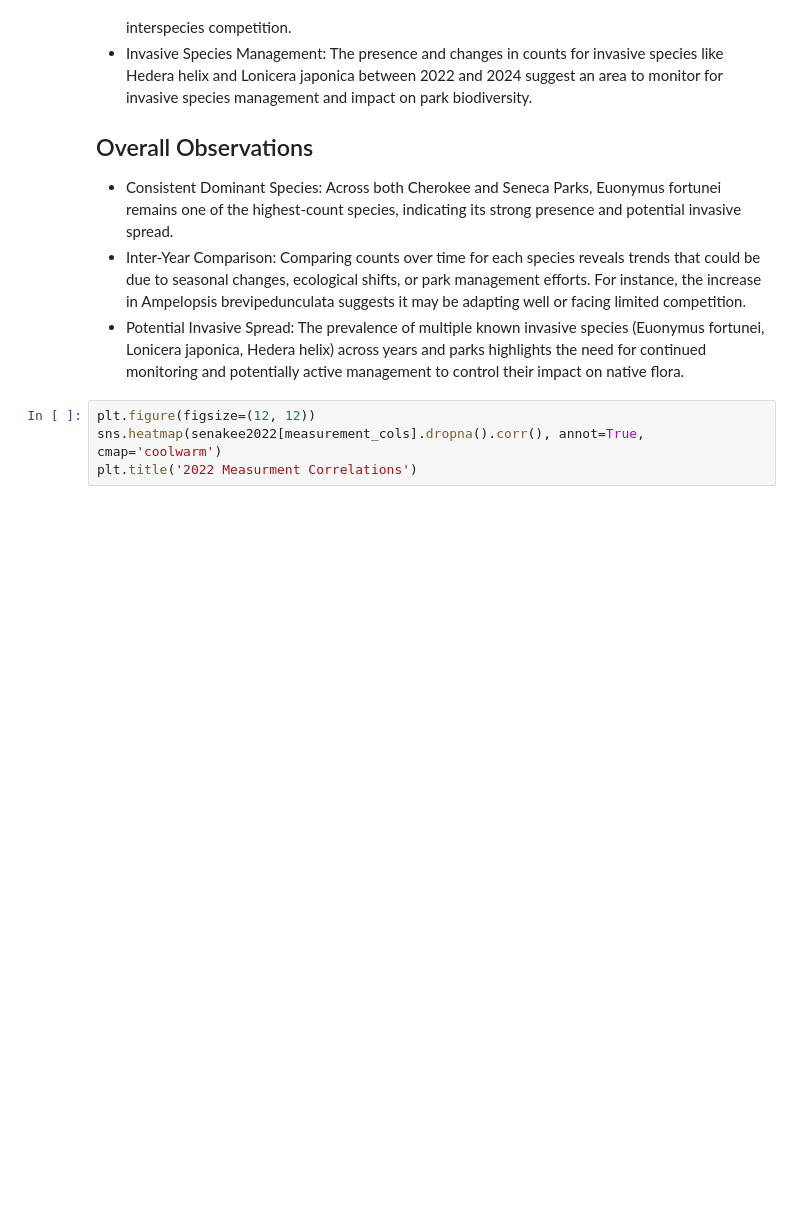
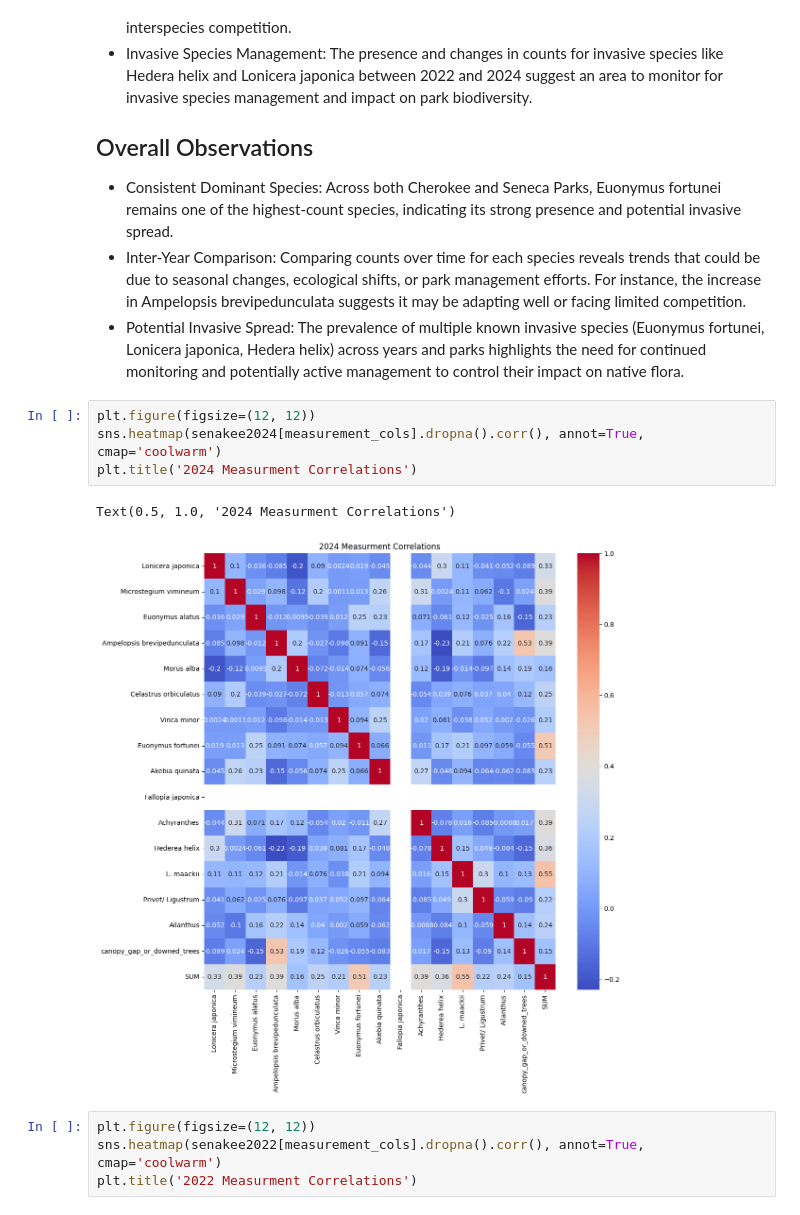
Before and after one commit to zaccowan/Cherokee_Seneca_EDA, a Jupyter notebook: Cherokee_Seneca_2022_2024_EDA.ipynb, the cells around one changed output. Saved outputs shown, nothing was run; the diff lists cells and outputs as text; blank space fills up the shorter version.

Commit message:
Added more analysis and plots

```diff
--- a/Cherokee_Seneca_2022_2024_EDA.ipynb
+++ b/Cherokee_Seneca_2022_2024_EDA.ipynb
@@ -280,6 +295,13 @@ Euonymus fortunei, aka wintercreeper, is by far the most present invasive specie
 - Consistent Dominant Species: Across both Cherokee and Seneca Parks, Euonymus fortunei remains one of the highest-count species, indicating its strong presence and potential invasive spread.
 - Inter-Year Comparison: Comparing counts over time for each species reveals trends that could be due to seasonal changes, ecological shifts, or park management efforts. For instance, the increase in Ampelopsis brevipedunculata suggests it may be adapting well or facing limited competition.
 - Potential Invasive Spread: The prevalence of multiple known invasive species (Euonymus fortunei, Lonicera japonica, Hedera helix) across years and parks highlights the need for continued monitoring and potentially active management to control their impact on native flora.
+# %%
+plt.figure(figsize=(12, 12))
+sns.heatmap(senakee2024[measurement_cols].dropna().corr(), annot=True, cmap='coolwarm')
+plt.title('2024 Measurment Correlations')
+# %% [output]
+Text(0.5, 1.0, '2024 Measurment Correlations')
+[figure, added]
 # %%
 plt.figure(figsize=(12, 12))
 sns.heatmap(senakee2022[measurement_cols].dropna().corr(), annot=True, cmap='coolwarm')
```
Also changed, not shown: parts of 19 cells of this notebook.
